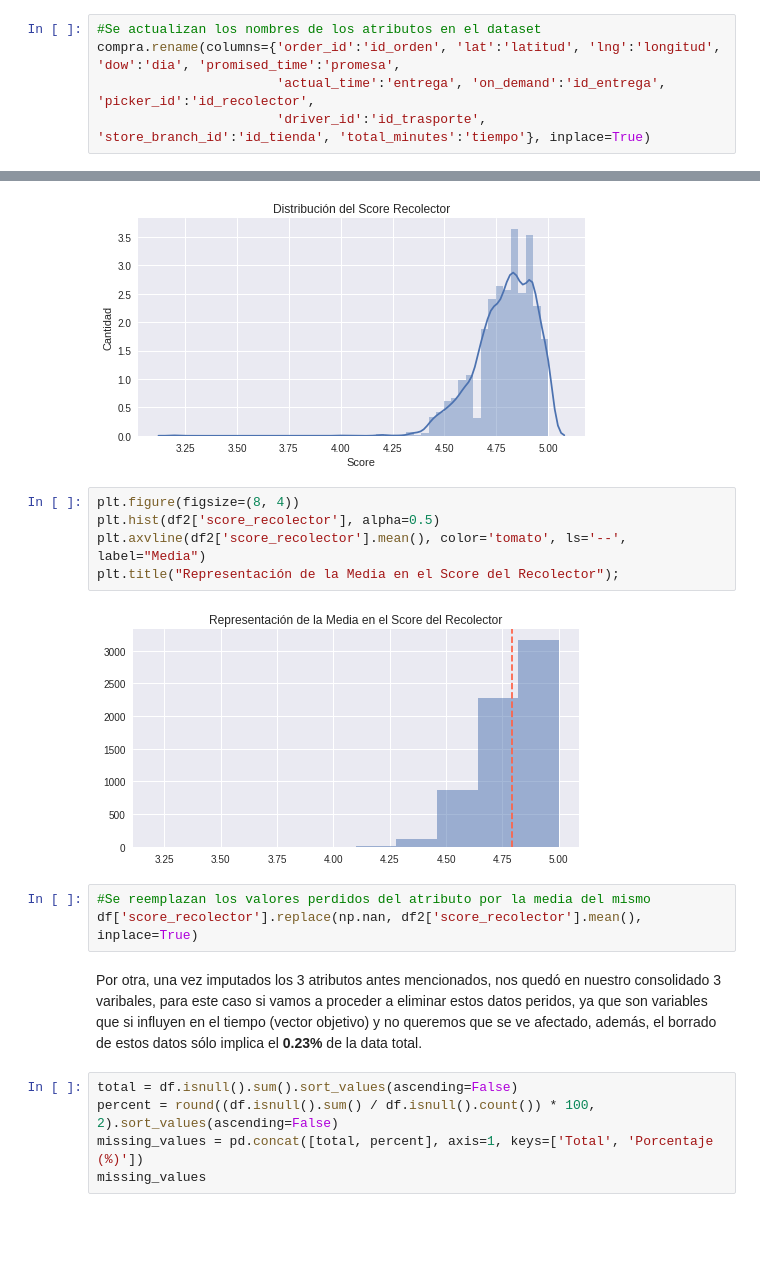
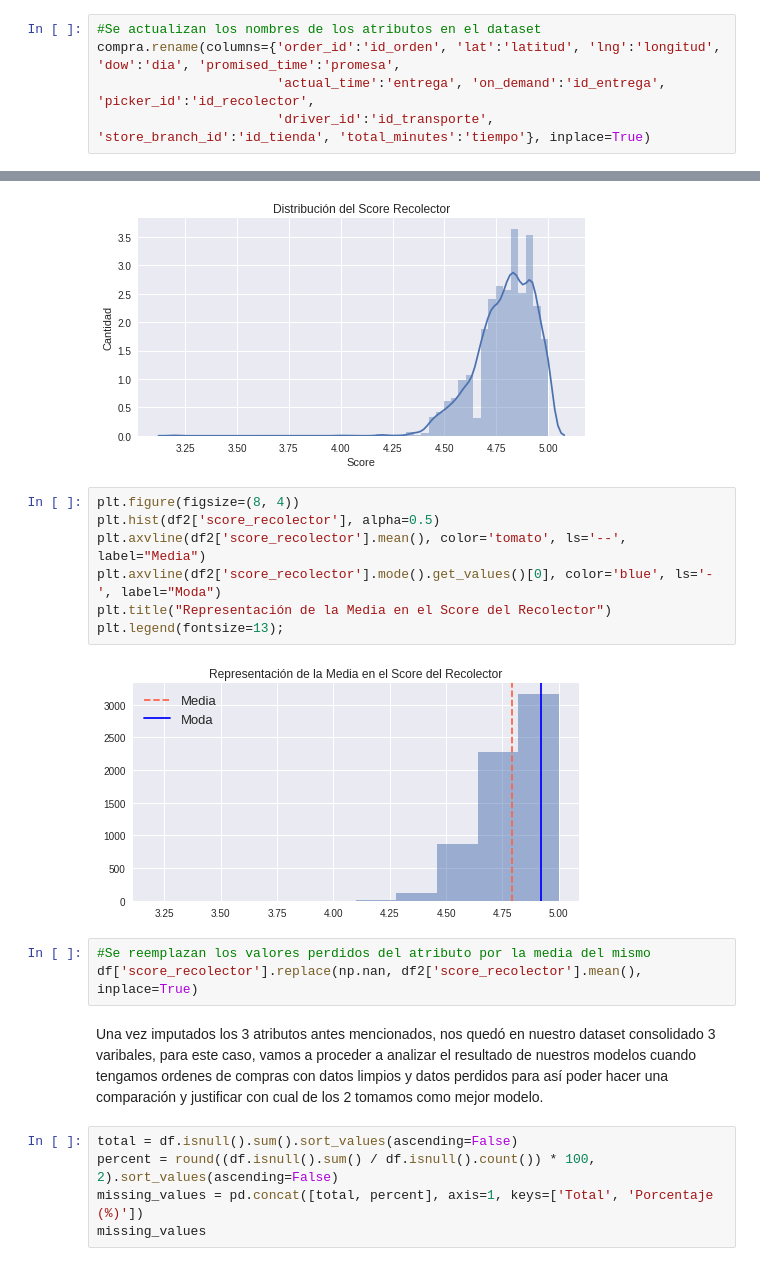
Before and after one commit to callejasv1/proyecto_oraculo, a Jupyter notebook: ProyectoV_Original.ipynb, the cells around one changed output, grey strips where cells are left out. Drawn from its saved outputs; the diff is of its cells as text; blank space fills up the shorter version.

Commit message:
Actualizacion atributos del consolidado

```diff
--- a/ProyectoV_Original.ipynb
+++ b/ProyectoV_Original.ipynb
@@ -91,7 +91,7 @@ Name: on_demand, dtype: int64
 #Se actualizan los nombres de los atributos en el dataset
 compra.rename(columns={'order_id':'id_orden', 'lat':'latitud', 'lng':'longitud', 'dow':'dia', 'promised_time':'promesa',
                        'actual_time':'entrega', 'on_demand':'id_entrega', 'picker_id':'id_recolector',
-                       'driver_id':'id_trasporte', 'store_branch_id':'id_tienda', 'total_minutes':'tiempo'}, inplace=True)
+                       'driver_id':'id_transporte', 'store_branch_id':'id_tienda', 'total_minutes':'tiempo'}, inplace=True)
 # %%
 print("La cantidad de registros es de:", compra.shape[0])
 print("La cantidad de atributos es de:", compra.shape[1])
@@ -458,15 +460,17 @@ plt.title("Distribución del Score Recolector");
 # %%
 plt.figure(figsize=(8, 4))
 plt.hist(df2['score_recolector'], alpha=0.5)
 plt.axvline(df2['score_recolector'].mean(), color='tomato', ls='--', label="Media")
-plt.title("Representación de la Media en el Score del Recolector");
+plt.axvline(df2['score_recolector'].mode().get_values()[0], color='blue', ls='-', label="Moda")
+plt.title("Representación de la Media en el Score del Recolector")
+plt.legend(fontsize=13);
 # %% [output]
-[figure, old version]
+[figure, new version]
 # %%
 #Se reemplazan los valores perdidos del atributo por la media del mismo
 df['score_recolector'].replace(np.nan, df2['score_recolector'].mean(), inplace=True)
-# %% [markdown]
-Por otra, una vez imputados los 3 atributos antes mencionados, nos quedó en nuestro consolidado 3 varibales, para este caso si vamos a proceder a eliminar estos datos peridos, ya que son variables que si influyen en el tiempo (vector objetivo) y no queremos que se ve afectado, además, el borrado de estos datos sólo implica el __0.23%__ de la data total.
+# %% [markdown]
+Una vez imputados los 3 atributos antes mencionados, nos quedó en nuestro dataset consolidado 3 varibales, para este caso, vamos a proceder a analizar el resultado de nuestros modelos cuando tengamos ordenes de compras con datos limpios y datos perdidos para así poder hacer una comparación y justificar con cual de los 2 tomamos como mejor modelo.
 # %%
 total = df.isnull().sum().sort_values(ascending=False)
 percent = round((df.isnull().sum() / df.isnull().count()) * 100, 2).sort_values(ascending=False)
```
Also changed, not shown: parts of 17 cells of this notebook, 1 other file.
